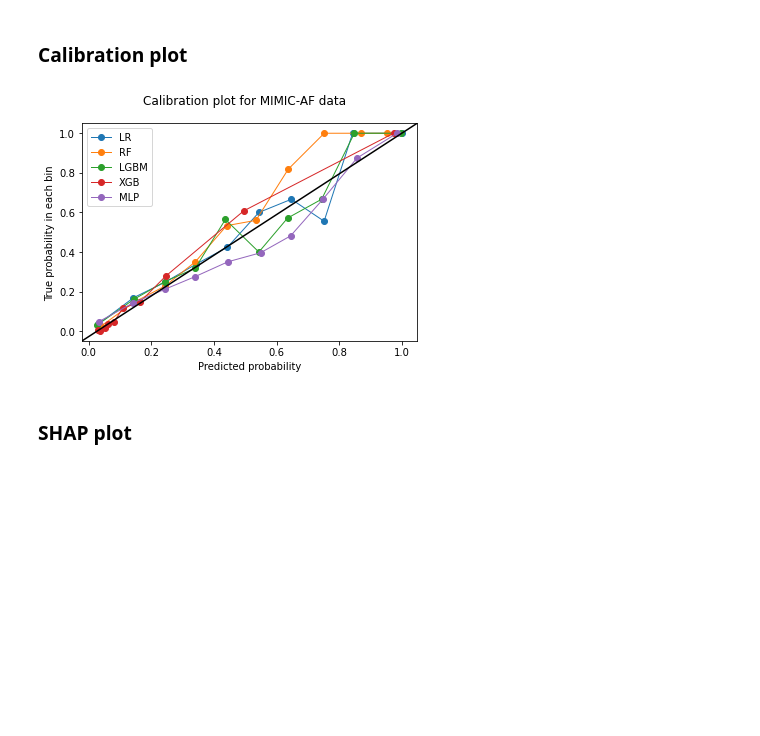
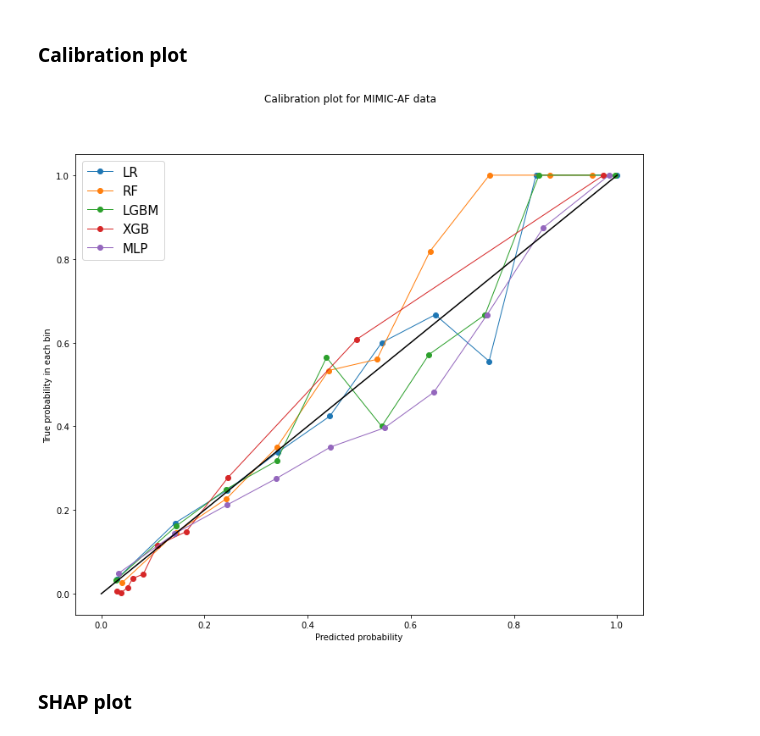
Before and after one commit to Yeonhoon/mimic_ML, a Jupyter notebook: modeling.ipynb, the cells around one changed output. Saved outputs shown, nothing was run; the diff lists cells and outputs as text; code cells hidden in the pictures; blank space fills up the shorter version.

```diff
--- a/modeling.ipynb
+++ b/modeling.ipynb
@@ -652,28 +584,30 @@ mlp_y, mlp_x = calibration_curve(y_test, RSCV_mlp_pred, n_bins=10)
 # %%
 import matplotlib.pyplot as plt
 import matplotlib.lines as mlines
 import matplotlib.transforms as mtransforms
 
-fig, ax = plt.subplots()
+plt.figure(figsize=(12,10))
 plt.plot(lr_x, lr_y, marker ='o', linewidth=1, label='LR')
 plt.plot(rf_x, rf_y, marker ='o', linewidth=1, label='RF')
 plt.plot(lgbm_x, lgbm_y, marker ='o', linewidth=1, label='LGBM')
 plt.plot(xgb_x, xgb_y, marker ='o', linewidth=1, label='XGB')
 plt.plot(mlp_x, mlp_y, marker ='o', linewidth=1, label='MLP')
 
+plt.plot([0,1],[0,1], color='black')
+plt.xlabel('Predicted probability')
+plt.ylabel('True probability in each bin')
+# line = mlines.Line2D([0,1],[0,1], color='black')
+# transform = ax.transAxes
+# line.set_transform(transform)
+# ax.add_line(line)
+# ax.set_xlabel('Predicted probability')
+# ax.set_ylabel('True probability in each bin')
+plt.suptitle('Calibration plot for MIMIC-AF data')
 
-line = mlines.Line2D([0,1],[0,1], color='black')
-transform = ax.transAxes
-line.set_transform(transform)
-ax.add_line(line)
-ax.set_xlabel('Predicted probability')
-ax.set_ylabel('True probability in each bin')
-fig.suptitle('Calibration plot for MIMIC-AF data')
-
-plt.legend()
+plt.legend(prop={'size':15})
 plt.show()
 # %% [output]
-[figure, old version]
+[figure, new version]
 # %% [markdown]
 ### SHAP plot
 # %%
```
Also changed, not shown: parts of 7 cells of this notebook.
